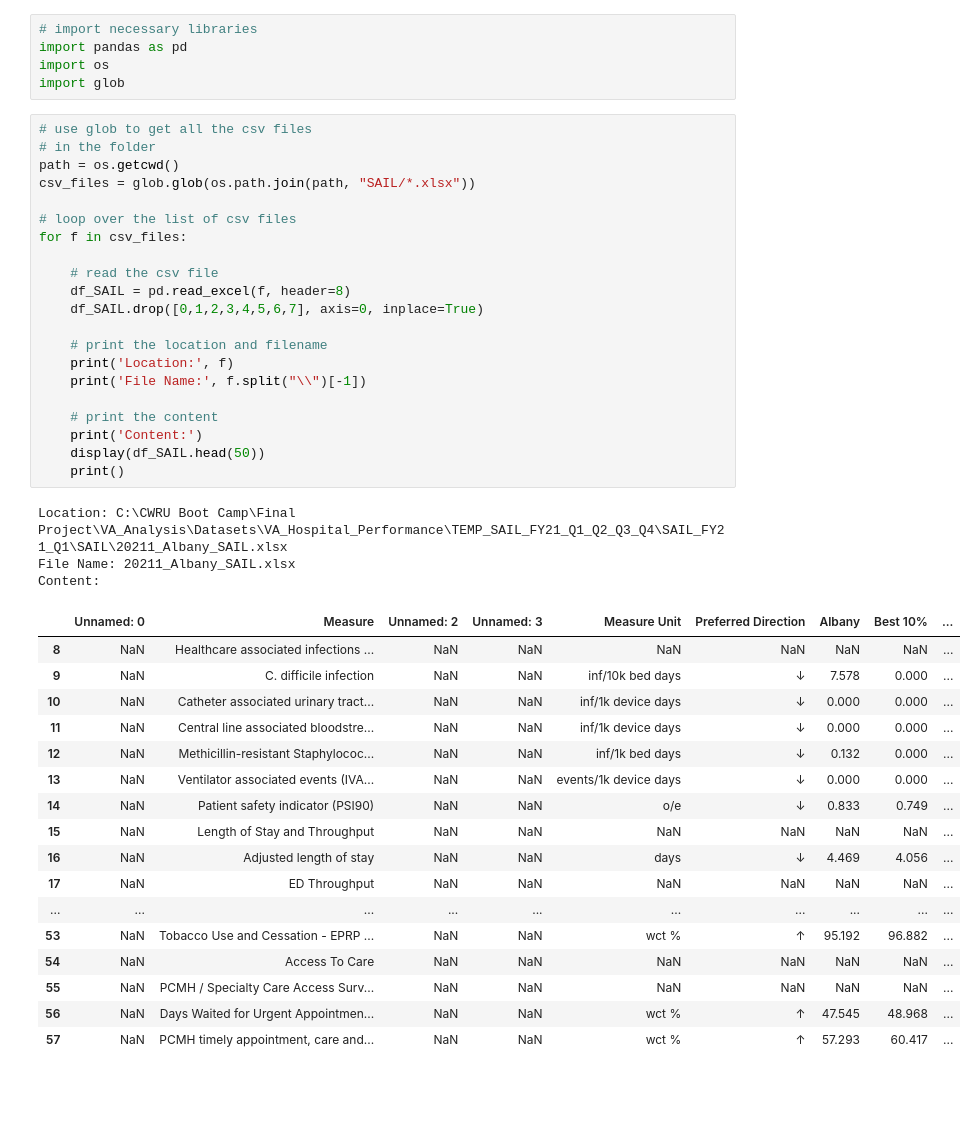
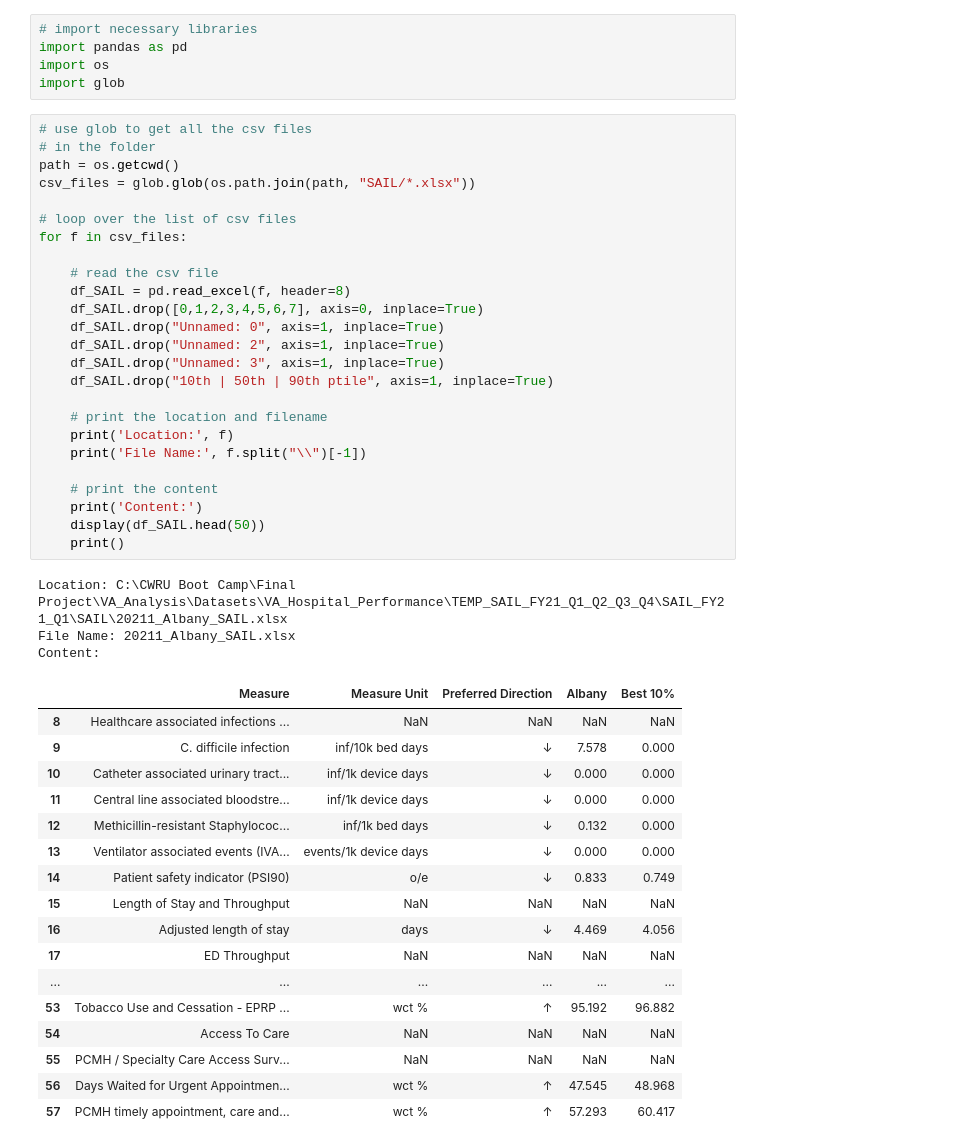
Before and after one commit to DeryaOkulda2012/VA_Analysis, a Jupyter notebook: TEMP_SAIL_FY21_Q1_Q2_Q3_Q4/SAIL_FY21_Q1/Parse_SAIL_ans_SI_Files.ipynb, the cells around one changed output. Saved outputs shown, nothing was run; the diff lists cells and outputs as text; blank space fills up the shorter version.

```diff
--- a/TEMP_SAIL_FY21_Q1_Q2_Q3_Q4/SAIL_FY21_Q1/Parse_SAIL_ans_SI_Files.ipynb
+++ b/TEMP_SAIL_FY21_Q1_Q2_Q3_Q4/SAIL_FY21_Q1/Parse_SAIL_ans_SI_Files.ipynb
@@ -6,45 +6,49 @@ import glob
 # %%
 # use glob to get all the csv files
 # in the folder
 path = os.getcwd()
 csv_files = glob.glob(os.path.join(path, "SAIL/*.xlsx"))
 
 # loop over the list of csv files
 for f in csv_files:
 
     # read the csv file
     df_SAIL = pd.read_excel(f, header=8)
     df_SAIL.drop([0,1,2,3,4,5,6,7], axis=0, inplace=True)
+    df_SAIL.drop("Unnamed: 0", axis=1, inplace=True)
+    df_SAIL.drop("Unnamed: 2", axis=1, inplace=True)
+    df_SAIL.drop("Unnamed: 3", axis=1, inplace=True)
+    df_SAIL.drop("10th | 50th | 90th ptile", axis=1, inplace=True)
 
     # print the location and filename
     print('Location:', f)
     print('File Name:', f.split("\\")[-1])
 
     # print the content
     print('Content:')
     display(df_SAIL.head(50))
     print()
 # %% [output]
 Location: C:\CWRU Boot Camp\Final Project\VA_Analysis\Datasets\VA_Hospital_Performance\TEMP_SAIL_FY21_Q1_Q2_Q3_Q4\SAIL_FY21_Q1\SAIL\20211_Albany_SAIL.xlsx
 File Name: 20211_Albany_SAIL.xlsx
 Content:
-|  | Unnamed: 0 | Measure | Unnamed: 2 | Unnamed: 3 | Measure Unit | Preferred Direction | Albany | Best 10% | ... |
-| 8 | NaN | Healthcare associated infections ... | NaN | NaN | NaN | NaN | NaN | NaN | ... |
-| 9 | NaN | C. difficile infection | NaN | NaN | inf/10k bed days | ↓ | 7.578 | 0.000 | ... |
-| 10 | NaN | Catheter associated urinary tract... | NaN | NaN | inf/1k device days | ↓ | 0.000 | 0.000 | ... |
-| 11 | NaN | Central line associated bloodstre... | NaN | NaN | inf/1k device days | ↓ | 0.000 | 0.000 | ... |
-| 12 | NaN | Methicillin-resistant Staphylococ... | NaN | NaN | inf/1k bed days | ↓ | 0.132 | 0.000 | ... |
-| 13 | NaN | Ventilator associated events (IVA... | NaN | NaN | events/1k device days | ↓ | 0.000 | 0.000 | ... |
-| 14 | NaN | Patient safety indicator (PSI90) | NaN | NaN | o/e | ↓ | 0.833 | 0.749 | ... |
-| 15 | NaN | Length of Stay and Throughput | NaN | NaN | NaN | NaN | NaN | NaN | ... |
-| 16 | NaN | Adjusted length of stay | NaN | NaN | days | ↓ | 4.469 | 4.056 | ... |
-| 17 | NaN | ED Throughput | NaN | NaN | NaN | NaN | NaN | NaN | ... |
-| ... | ... | ... | ... | ... | ... | ... | ... | ... | ... |
-| 53 | NaN | Tobacco Use and Cessation - EPRP ... | NaN | NaN | wct % | ↑ | 95.192 | 96.882 | ... |
-| 54 | NaN | Access To Care | NaN | NaN | NaN | NaN | NaN | NaN | ... |
-| 55 | NaN | PCMH / Specialty Care Access Surv... | NaN | NaN | NaN | NaN | NaN | NaN | ... |
-| 56 | NaN | Days Waited for Urgent Appointmen... | NaN | NaN | wct % | ↑ | 47.545 | 48.968 | ... |
-| 57 | NaN | PCMH timely appointment, care and... | NaN | NaN | wct % | ↑ | 57.293 | 60.417 | ... |
+|  | Measure | Measure Unit | Preferred Direction | Albany | Best 10% |
+| 8 | Healthcare associated infections ... | NaN | NaN | NaN | NaN |
+| 9 | C. difficile infection | inf/10k bed days | ↓ | 7.578 | 0.000 |
+| 10 | Catheter associated urinary tract... | inf/1k device days | ↓ | 0.000 | 0.000 |
+| 11 | Central line associated bloodstre... | inf/1k device days | ↓ | 0.000 | 0.000 |
+| 12 | Methicillin-resistant Staphylococ... | inf/1k bed days | ↓ | 0.132 | 0.000 |
+| 13 | Ventilator associated events (IVA... | events/1k device days | ↓ | 0.000 | 0.000 |
+| 14 | Patient safety indicator (PSI90) | o/e | ↓ | 0.833 | 0.749 |
+| 15 | Length of Stay and Throughput | NaN | NaN | NaN | NaN |
+| 16 | Adjusted length of stay | days | ↓ | 4.469 | 4.056 |
+| 17 | ED Throughput | NaN | NaN | NaN | NaN |
+| ... | ... | ... | ... | ... | ... |
+| 53 | Tobacco Use and Cessation - EPRP ... | wct % | ↑ | 95.192 | 96.882 |
+| 54 | Access To Care | NaN | NaN | NaN | NaN |
+| 55 | PCMH / Specialty Care Access Surv... | NaN | NaN | NaN | NaN |
+| 56 | Days Waited for Urgent Appointmen... | wct % | ↑ | 47.545 | 48.968 |
+| 57 | PCMH timely appointment, care and... | wct % | ↑ | 57.293 | 60.417 |
 # %%
 # use glob to get all the csv files
 # in the folder
```
Also changed, not shown: parts of 3 cells of this notebook.
